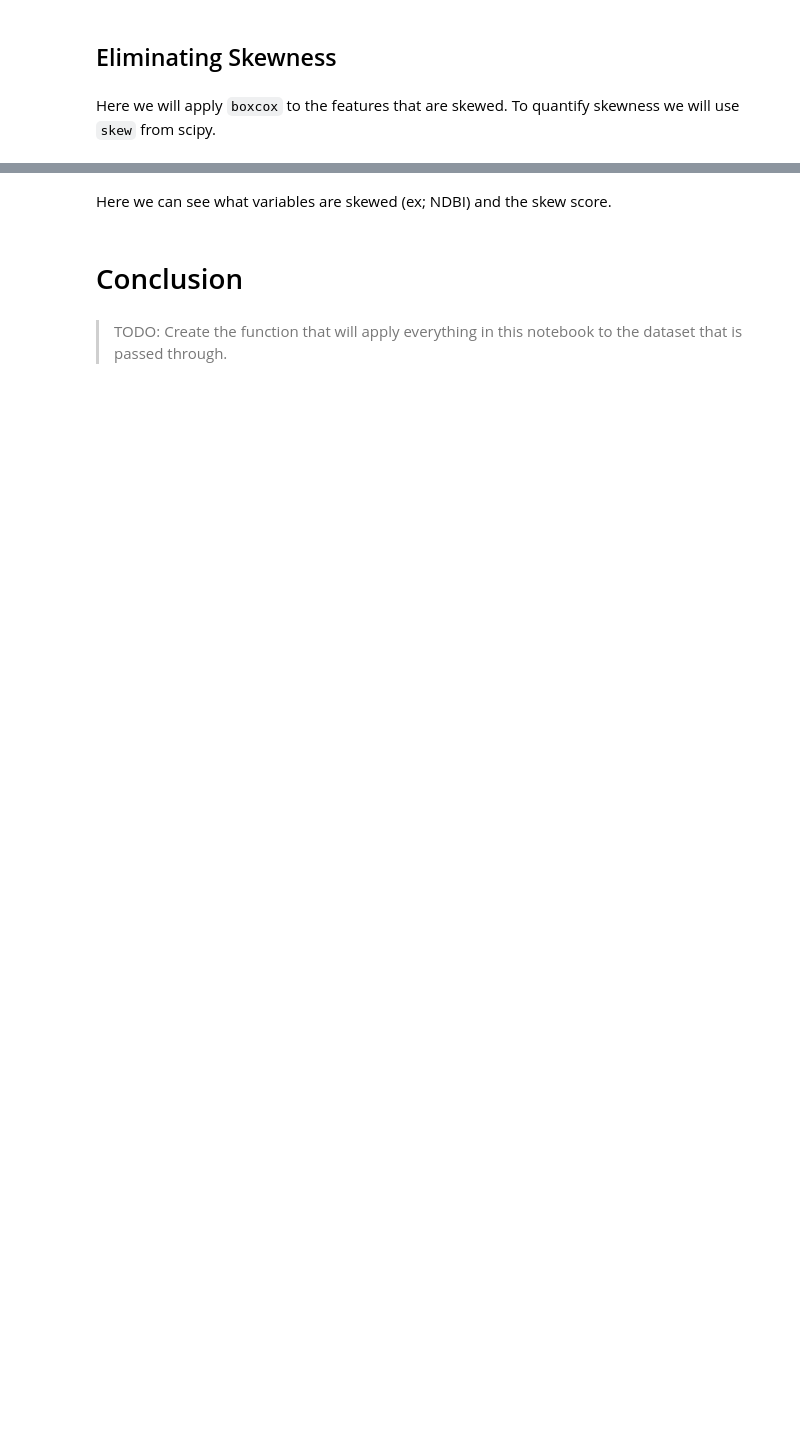
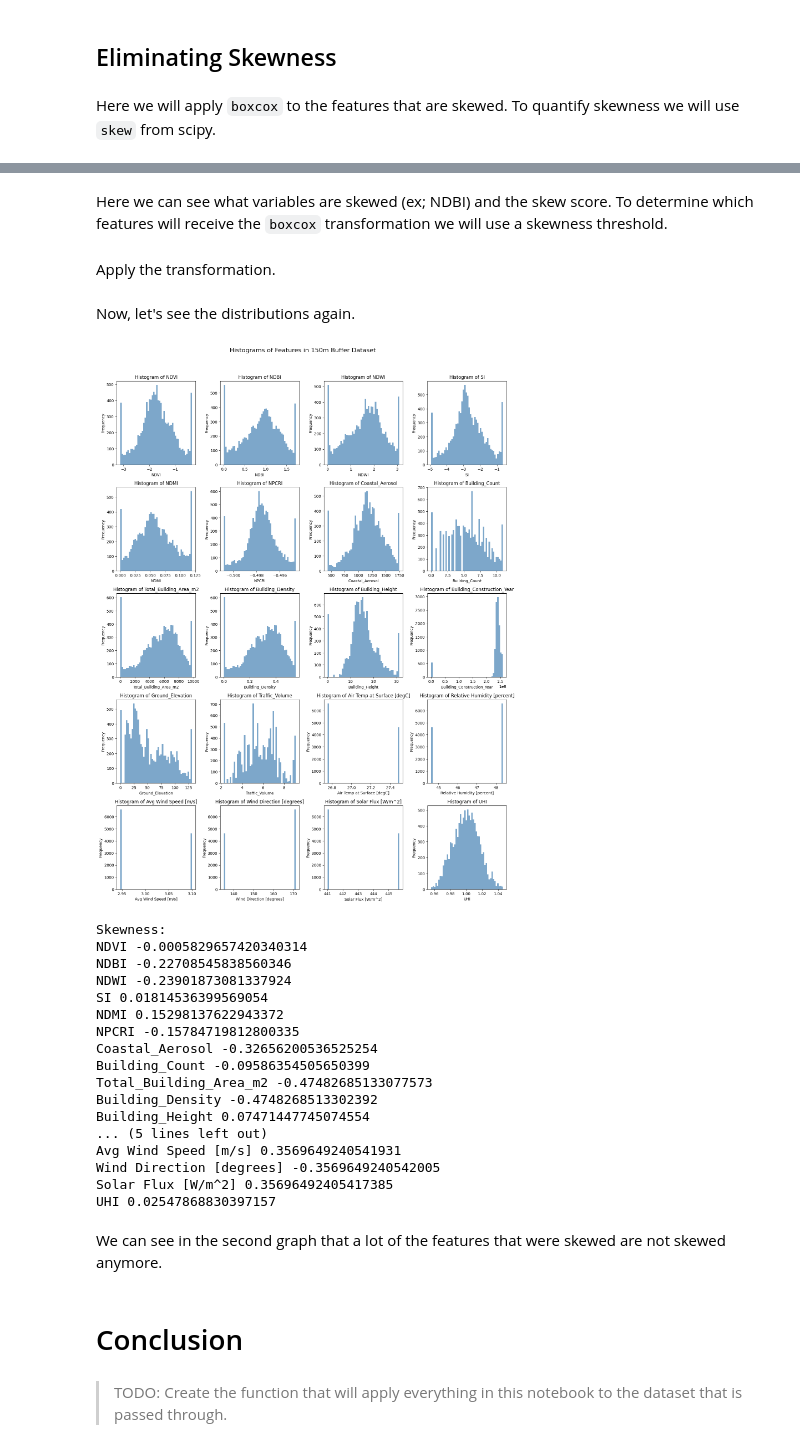
Before and after one commit to adamz312/cooling_with_code, a Jupyter notebook: 05_preprocessing.ipynb, the cells around one changed output, grey strips where cells are left out. Saved outputs shown, nothing was run; the diff lists cells and outputs as text; code cells hidden in the pictures; blank space fills up the shorter version.

```diff
--- a/05_preprocessing.ipynb
+++ b/05_preprocessing.ipynb
@@ -43,3 +67,32 @@ raw = pd.read_csv('data/train/150m_buffer_dataset.csv')
+# %%
+def apply_boxcox_transformation(df, threshold, exclude_cols=[]):
+    """
+    Apply Box-Cox transformation to specified DataFrame based on skew threshold.
+
+    Parameters:
+        df (pd.DataFrame): The dataset containing numerical features.
+        threshold (float): The absolute value of the skew threshold.
+        exclude_cols (list): List of column names to exclude from transformation.
+
+    Returns:
+        pd.DataFrame: The dataset with Box-Cox transformed columns.
+    """
+    df_transformed = df.copy()  # Create a copy to avoid modifying original data
+
+    # get cols to apply transformation
+    boxcox_cols = [col for col in df_transformed.columns if abs(skew(df_transformed[col])) > threshold]
+    if exclude_cols:
+        boxcox_cols = [col for col in boxcox_cols if col not in exclude_cols]
+
+    for col in boxcox_cols:
+        # Ensure all values are positive before applying Box-Cox
+        if (df_transformed[col] <= 0).any():
+            df_transformed[col] += abs(df_transformed[col].min()) + 1  # Shift to positive
+
+        # Apply Box-Cox transformation
+        df_transformed[col], _ = boxcox(df_transformed[col])
+
+    return df_transformed
 # %% [markdown]
 # Preprocessing
 # %% [markdown]
@@ -84,5 +161,40 @@ Solar Flux [W/m^2] 0.35696492405417385
 # %% [markdown]
-Here we can see what variables are skewed (ex; NDBI) and the skew score.
+Here we can see what variables are skewed (ex; NDBI) and the skew score. To determine which features will receive the `boxcox` transformation we will use a skewness threshold.
+# %%
+SKEW_THRESHOLD=0.70
+# %% [markdown]
+Apply the transformation.
+# %%
+dataset = apply_boxcox_transformation(dataset, SKEW_THRESHOLD)
+# %% [markdown]
+Now, let's see the distributions again.
+# %%
+plt = plot_all_histograms(dataset, "150m Buffer Dataset")
+plt.show()
+print("Skewness:")
+for col in dataset.columns:
+    print(col, skew(dataset[col]))
+# %% [output]
+[figure, added]
+Skewness:
+NDVI -0.0005829657420340314
+NDBI -0.22708545838560346
+NDWI -0.23901873081337924
+SI 0.01814536399569054
+NDMI 0.15298137622943372
+NPCRI -0.15784719812800335
+Coastal_Aerosol -0.32656200536525254
+Building_Count -0.09586354505650399
+Total_Building_Area_m2 -0.47482685133077573
+Building_Density -0.4748268513302392
+Building_Height 0.07471447745074554
+... (5 lines left out)
+Avg Wind Speed [m/s] 0.3569649240541931
+Wind Direction [degrees] -0.3569649240542005
+Solar Flux [W/m^2] 0.35696492405417385
+UHI 0.02547868830397157
+# %% [markdown]
+We can see in the second graph that a lot of the features that were skewed are not skewed anymore.
 # %% [markdown]
 # Conclusion
 # %% [markdown]
```
Also changed, not shown: parts of 13 cells of this notebook.
